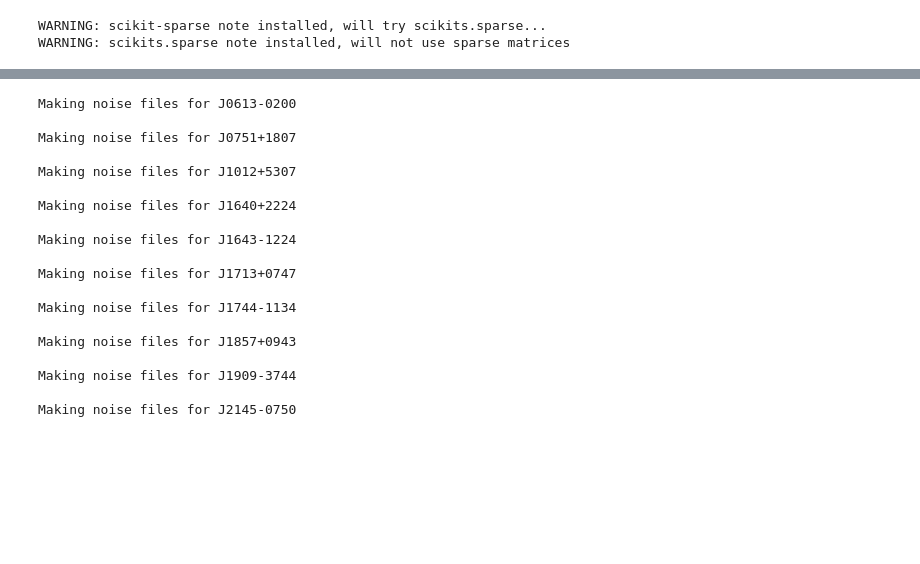
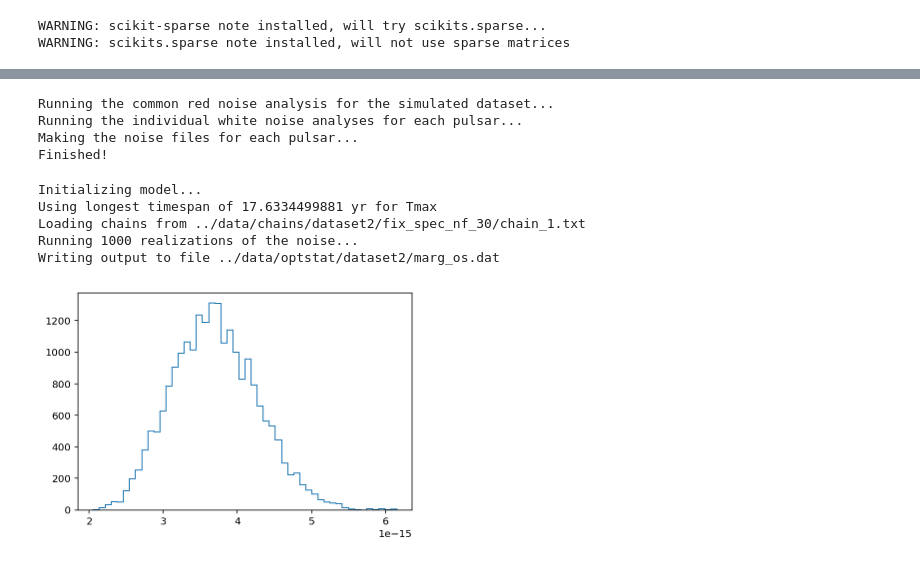
Before and after one commit to kristina-islo/OS-tests-analysis, a Jupyter notebook: codes/osstat_runsims.ipynb, the cells around one changed output, grey strips where cells are left out. Drawn from its saved outputs; the diff is of its cells as text; code cells hidden in the pictures; blank space fills up the shorter version.

Commit message:
updated notebook that uses makesims.py and optstat.py to generate datasets, run noise analyses, and compute marginalized optimal statistic

```diff
--- a/codes/osstat_runsims.ipynb
+++ b/codes/osstat_runsims.ipynb
@@ -78,0 +30,5 @@ mypsrs = optstat.create_dataset(dataset, Agwb, psr, parfiles,
+# %%
+Agwb = 5e-15
+dataset = 'dataset2'
+
+makesims.create_dataset(dataset, Agwb)
@@ -79,22 +53,25 @@ mypsrs = optstat.create_dataset(dataset, Agwb, psr, parfiles,
 # %%
-optstat.run_noise_analysis(dataset, niter=5000)
+optstat.run_noise_analysis(dataset)
 # %% [output]
-Making noise files for J0613-0200
-
-Making noise files for J0751+1807
-
-Making noise files for J1012+5307
-
-Making noise files for J1640+2224
-
-Making noise files for J1643-1224
-
-Making noise files for J1713+0747
-
-Making noise files for J1744-1134
-
-Making noise files for J1857+0943
-
-Making noise files for J1909-3744
-
-Making noise files for J2145-0750
+Running the common red noise analysis for the simulated dataset...
+Running the individual white noise analyses for each pulsar...
+Making the noise files for each pulsar...
+Finished!
+# %%
+psrlist = list(np.loadtxt('../data/psrList.txt', dtype='S42'))
+h5file = '../data/simulated_data/' + dataset + '/sim.hdf5'
+opts, sigs, snr = optstat.compute_optstat_marg(dataset, psrlist, nf=30,
+                                               noVaryNoise=True, incJitterEquad=False,
+                                               incEquad=False)
+# %% [output]
+Initializing model...
+Using longest timespan of 17.6334499881 yr for Tmax
+Loading chains from ../data/chains/dataset2/fix_spec_nf_30/chain_1.txt
+Running 1000 realizations of the noise...
+Writing output to file ../data/optstat/dataset2/marg_os.dat
+# %%
+chain = np.loadtxt('../data/chains/' + dataset + '/fix_spec_nf_30/chain_1.txt')
+burn = int(0.25*chain.shape[0])
+plt.hist(10.**chain[burn:,-5], histtype='step', bins=50);
+# %% [output]
+[figure, added]
```
Also changed, not shown: parts of 7 cells of this notebook.
